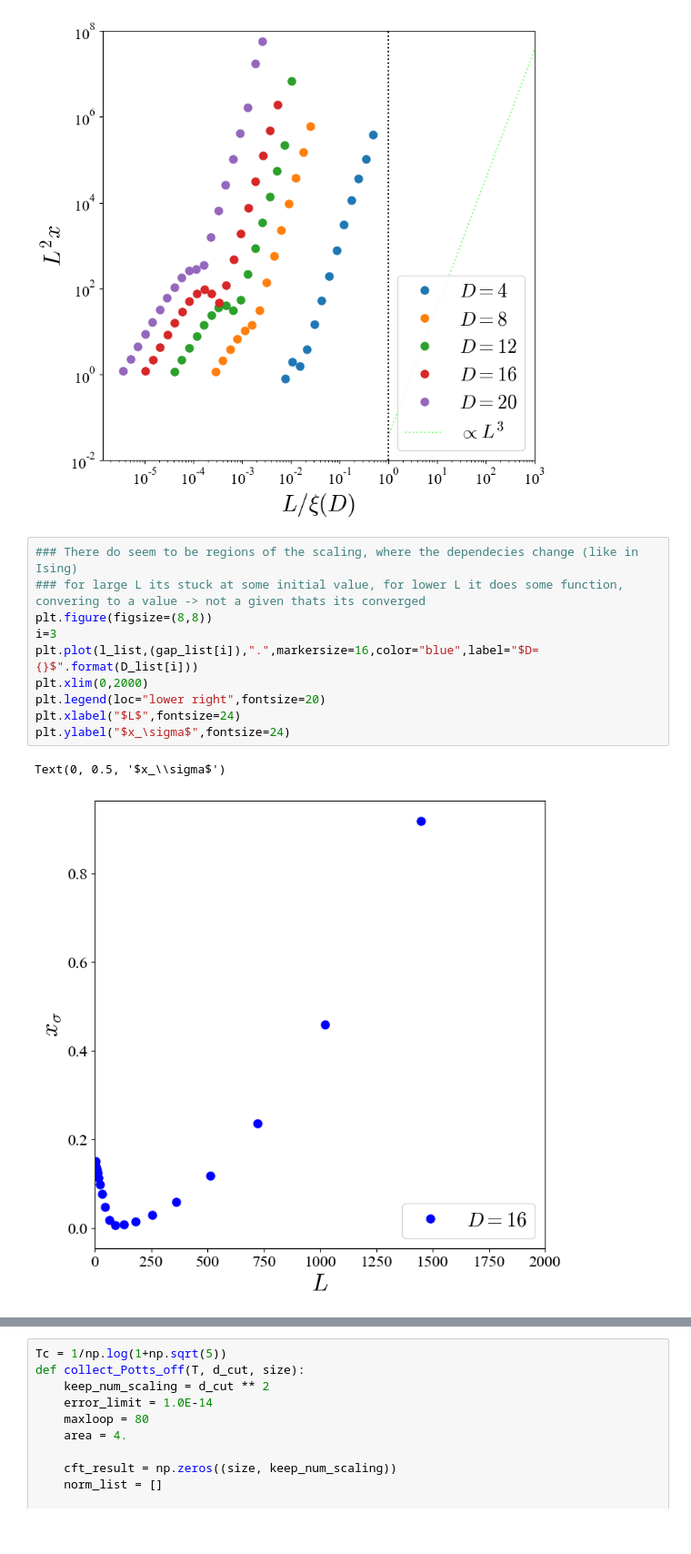
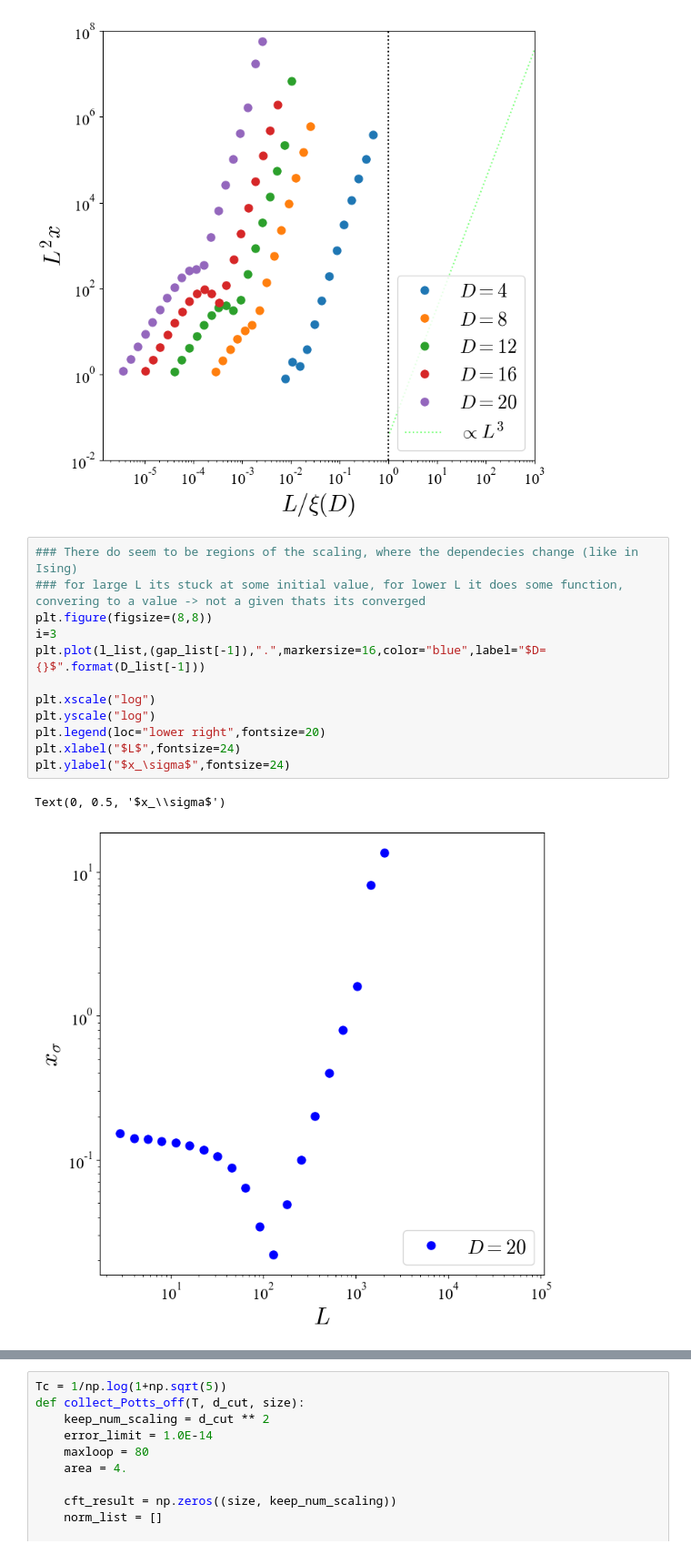
Before and after one commit to VicVanderLinden/Thesis_CCFT, a Jupyter notebook: Data_analysisQ5_Vic.ipynb, the cells around one changed output, grey strips where cells are left out. Shown: that part at 91% size. Saved outputs shown, nothing was run; the diff lists cells and outputs as text.

```diff
--- a/Data_analysisQ5_Vic.ipynb
+++ b/Data_analysisQ5_Vic.ipynb
@@ -143,13 +143,15 @@ Text(0, 0.5, '$L^2 x$')
 # %%
 ### There do seem to be regions of the scaling, where the dependecies change (like in Ising)
 ### for large L its stuck at some initial value, for lower L it does some function, convering to a value -> not a given thats its converged
 plt.figure(figsize=(8,8))
 i=3
-plt.plot(l_list,(gap_list[i]),".",markersize=16,color="blue",label="$D={}$".format(D_list[i]))
-plt.xlim(0,2000)
+plt.plot(l_list,(gap_list[-1]),".",markersize=16,color="blue",label="$D={}$".format(D_list[-1]))
+
+plt.xscale("log")
+plt.yscale("log")
 plt.legend(loc="lower right",fontsize=20)
 plt.xlabel("$L$",fontsize=24)
 plt.ylabel("$x_\sigma$",fontsize=24)
 # %% [output]
 Text(0, 0.5, '$x_\\sigma$')
-[figure, old version]
+[figure, new version]
```
Also changed, not shown: parts of 2 cells of this notebook, 1 other file.
